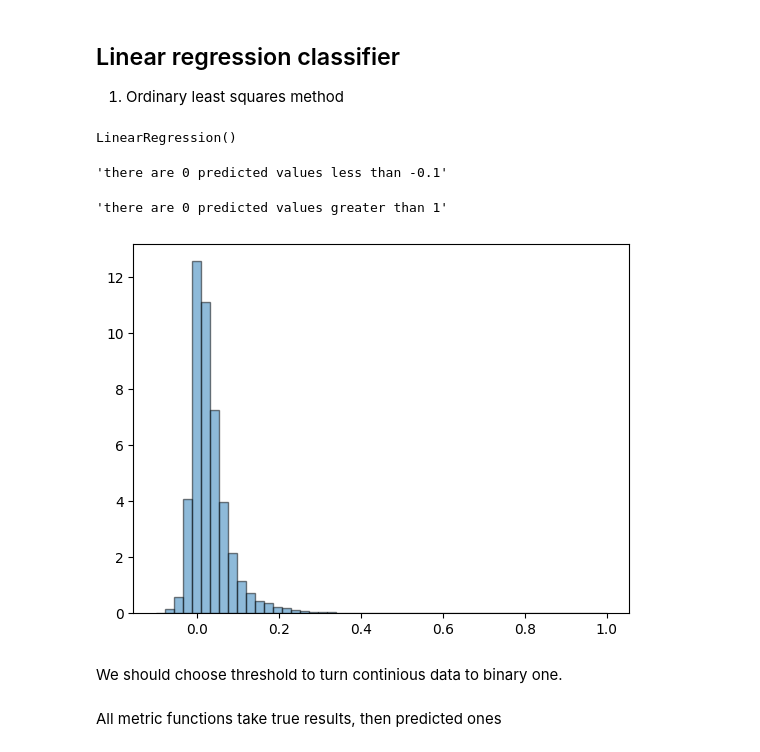
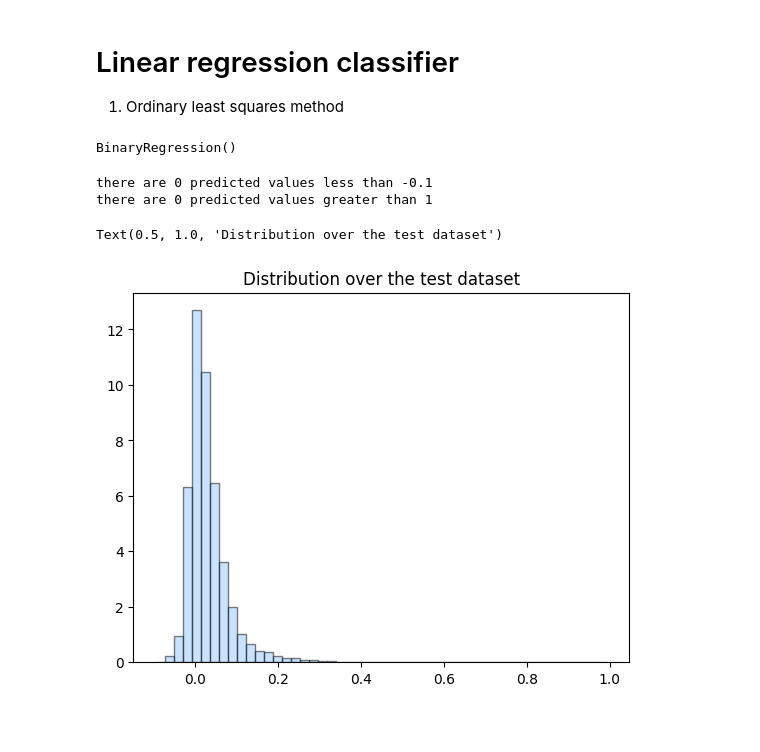
Before and after one commit to ArnautovPeter/Stellar-classification, a Jupyter notebook: src/scikit.ipynb, the cells around one changed output. Cells and saved outputs as stored; diff of their text form; code cells hidden in the pictures; blank space fills up the shorter version.

```diff
--- a/src/scikit.ipynb
+++ b/src/scikit.ipynb
@@ -1,12 +1,17 @@
 # %%
 import pandas as pd
+from sklearn.model_selection import train_test_split
 
 train = pd.read_csv("../data/train.csv", index_col=0)
+
 train_features = train.iloc[:, :5]
 train_labels = train.iloc[:, 5].to_numpy()
 
-test = pd.read_csv("../data/test.csv", index_col=0)
-test_features = train.iloc[:, :5]
-test_labels = train.iloc[:, 5].to_numpy()
+train_features, test1_features, train_labels, test1_labels = train_test_split(
+    train_features, train_labels, train_size=0.8, random_state=42)
 
-sample = pd.read_csv("../data/sample_submission.csv")
+test2 = pd.read_csv("../data/test.csv", index_col=0)
+test2_features = test2.iloc[:, :5]
+test2_labels = test2.iloc[:, 5].to_numpy()
+
+display(train_features)
@@ -13,36 +32,34 @@ sample = pd.read_csv("../data/sample_submission.csv")
+# %%
+import matplotlib.pyplot as plt
+plt.style.use('seaborn-v0_8-pastel')
 # %% [markdown]
-## Linear regression classifier
+# Linear regression classifier
 1. Ordinary least squares method
 # %%
-from sklearn import linear_model
+from regression import BinaryRegression
 
-reg = linear_model.LinearRegression()
-reg.fit(train_features, train_labels)
+br = BinaryRegression()
+br.fit(train_features, train_labels)
 # %% [output]
-LinearRegression()
+BinaryRegression()
 # %%
-import matplotlib.pyplot as plt
 import numpy as np
 
-reg_pred = reg.predict(test_features)
+
+reg_pred = br.predict(test2_features)
 
 th1 = -0.1
-display(f"there are {np.where(reg_pred<th1)[0].shape[0]} predicted values less than {th1}")
+print(
+    f"there are {np.where(reg_pred < th1)[0].shape[0]} predicted values less than {th1}")
 
 th2 = 1
-display(f"there are {np.where(reg_pred>th2)[0].shape[0]} predicted values greater than {th2}", )
+print(
+    f"there are {np.where(reg_pred > th2)[0].shape[0]} predicted values greater than {th2}", )
 
-left, right = -0.1, 1
-plt.hist(reg_pred, bins=50, range=(left, right), density=True, edgecolor='black', alpha=0.5, label="Predicted values")
-
-# the main problem is to choose threshold
-threshold = 0.1
-reg_pred_binary = (reg_pred >= threshold).astype(int)
+br.draw_dist(test2_features)
+plt.title("Distribution over the test dataset")
 # %% [output]
-'there are 0 predicted values less than -0.1'
+there are 0 predicted values less than -0.1
+there are 0 predicted values greater than 1
-'there are 0 predicted values greater than 1'
+Text(0.5, 1.0, 'Distribution over the test dataset')
-[figure, old version]
+[figure, new version]
-# %% [markdown]
-We should choose threshold to turn continious data to binary one.
-# %% [markdown]
-All metric functions take true results, then predicted ones
```
Also changed, not shown: parts of 15 cells of this notebook, 5 other files.
